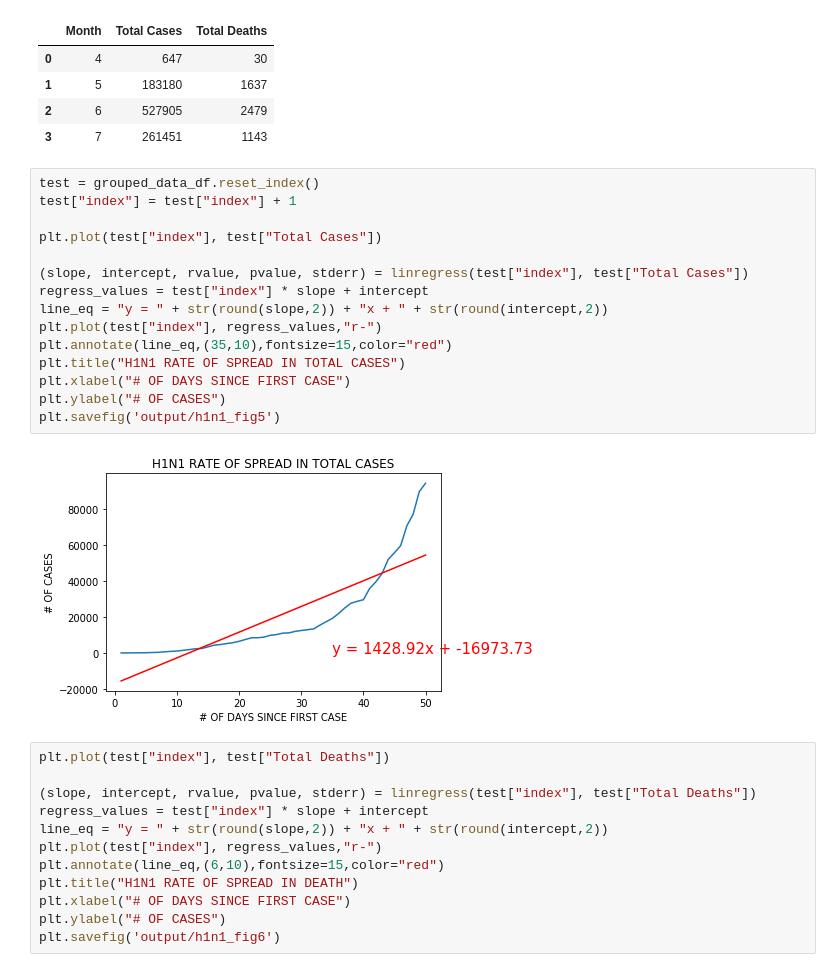
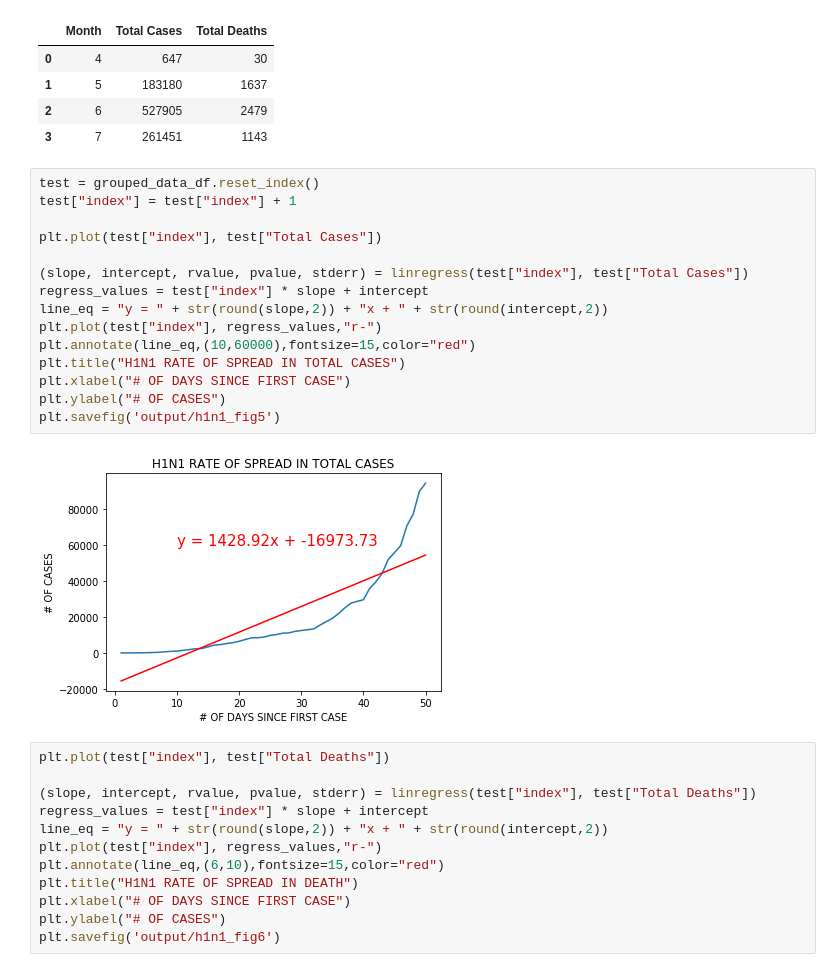
Before and after one commit to nazila-entezari/COVID19-analysis-and-predictions, a Jupyter notebook: H1N1_FinalAnalysis.ipynb, the cells around one changed output. Saved outputs shown, nothing was run; the diff lists cells and outputs as text.

```diff
--- a/H1N1_FinalAnalysis.ipynb
+++ b/H1N1_FinalAnalysis.ipynb
@@ -252,20 +252,20 @@ month_data_df
 # %%
 test = grouped_data_df.reset_index()
 test["index"] = test["index"] + 1
 
 plt.plot(test["index"], test["Total Cases"])
 
 (slope, intercept, rvalue, pvalue, stderr) = linregress(test["index"], test["Total Cases"])
 regress_values = test["index"] * slope + intercept
 line_eq = "y = " + str(round(slope,2)) + "x + " + str(round(intercept,2))
 plt.plot(test["index"], regress_values,"r-")
-plt.annotate(line_eq,(35,10),fontsize=15,color="red")
+plt.annotate(line_eq,(10,60000),fontsize=15,color="red")
 plt.title("H1N1 RATE OF SPREAD IN TOTAL CASES")
 plt.xlabel("# OF DAYS SINCE FIRST CASE")
 plt.ylabel("# OF CASES")
 plt.savefig('output/h1n1_fig5')
 # %% [output]
-[figure, old version]
+[figure, new version]
 # %%
 plt.plot(test["index"], test["Total Deaths"])
 
```
Also changed, not shown: 1 other file.
